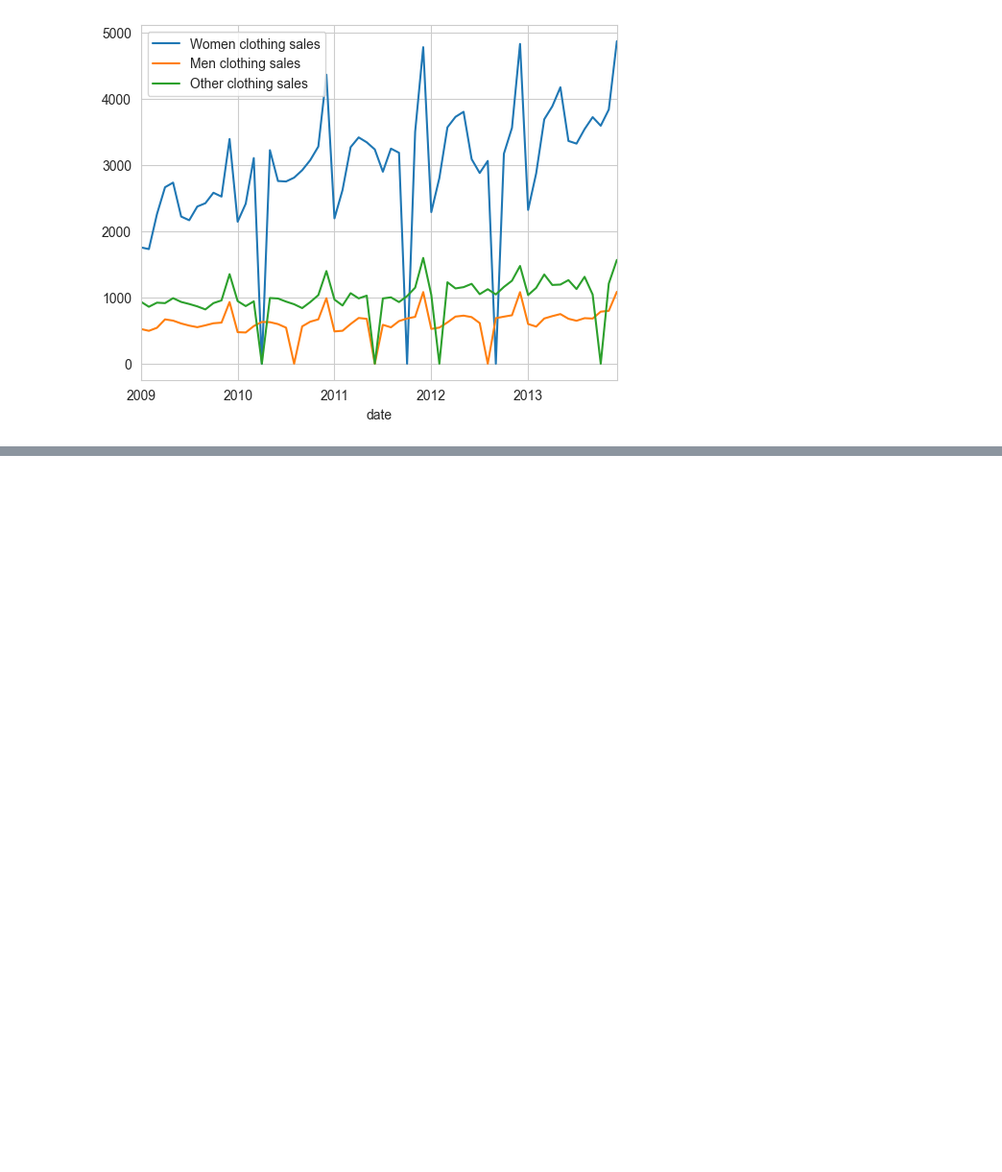
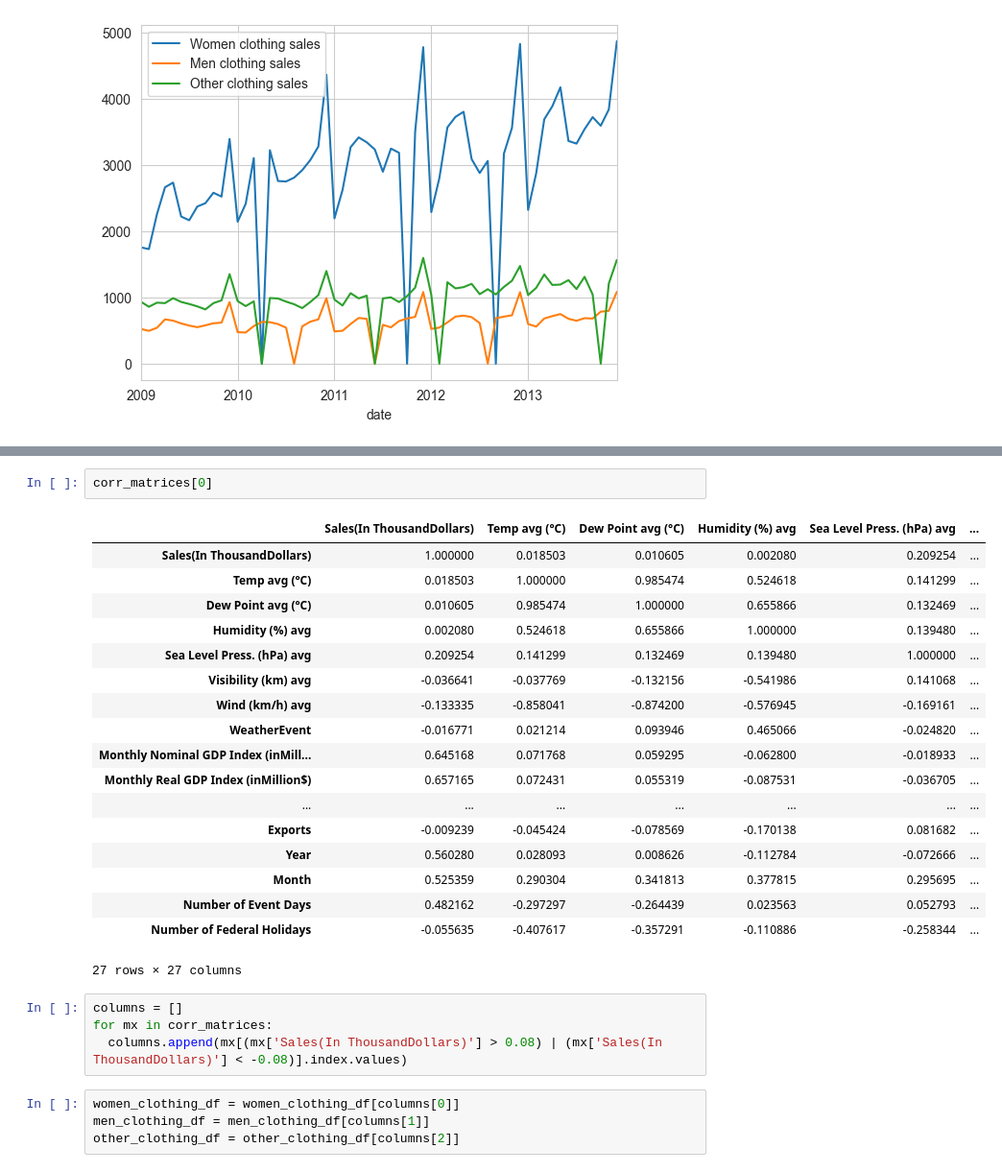
Before and after one commit to Daniel-Andarge/AiML-walmart-sales-prediction-ml, a Jupyter notebook: notebooks/eda.ipynb, the cells around one changed output, grey strips where cells are left out. Shown at 96% size. Saved outputs shown, nothing was run; the diff lists cells and outputs as text; blank space fills up the shorter version.

```diff
--- a/notebooks/eda.ipynb
+++ b/notebooks/eda.ipynb
@@ -38,0 +76,29 @@ plt.show()
+# %%
+corr_matrices[0]
+# %% [output]
+|  | Sales(In ThousandDollars) | Temp avg (°C) | Dew Point avg (°C) | Humidity (%) avg | Sea Level Press. (hPa) avg | ... |
+| Sales(In ThousandDollars) | 1.000000 | 0.018503 | 0.010605 | 0.002080 | 0.209254 | ... |
+| Temp avg (°C) | 0.018503 | 1.000000 | 0.985474 | 0.524618 | 0.141299 | ... |
+| Dew Point avg (°C) | 0.010605 | 0.985474 | 1.000000 | 0.655866 | 0.132469 | ... |
+| Humidity (%) avg | 0.002080 | 0.524618 | 0.655866 | 1.000000 | 0.139480 | ... |
+| Sea Level Press. (hPa) avg | 0.209254 | 0.141299 | 0.132469 | 0.139480 | 1.000000 | ... |
+| Visibility (km) avg | -0.036641 | -0.037769 | -0.132156 | -0.541986 | 0.141068 | ... |
+| Wind (km/h) avg | -0.133335 | -0.858041 | -0.874200 | -0.576945 | -0.169161 | ... |
+| WeatherEvent | -0.016771 | 0.021214 | 0.093946 | 0.465066 | -0.024820 | ... |
+| Monthly Nominal GDP Index (inMill... | 0.645168 | 0.071768 | 0.059295 | -0.062800 | -0.018933 | ... |
+| Monthly Real GDP Index (inMillion$) | 0.657165 | 0.072431 | 0.055319 | -0.087531 | -0.036705 | ... |
+| ... | ... | ... | ... | ... | ... | ... |
+| Exports | -0.009239 | -0.045424 | -0.078569 | -0.170138 | 0.081682 | ... |
+| Year | 0.560280 | 0.028093 | 0.008626 | -0.112784 | -0.072666 | ... |
+| Month | 0.525359 | 0.290304 | 0.341813 | 0.377815 | 0.295695 | ... |
+| Number of Event Days | 0.482162 | -0.297297 | -0.264439 | 0.023563 | 0.052793 | ... |
+| Number of Federal Holidays | -0.055635 | -0.407617 | -0.357291 | -0.110886 | -0.258344 | ... |
+27 rows × 27 columns
+# %%
+columns = []
+for mx in corr_matrices:
+  columns.append(mx[(mx['Sales(In ThousandDollars)'] > 0.08) | (mx['Sales(In ThousandDollars)'] < -0.08)].index.values)
+# %%
+women_clothing_df = women_clothing_df[columns[0]]
+men_clothing_df = men_clothing_df[columns[1]]
+other_clothing_df = other_clothing_df[columns[2]]
```
Also changed, not shown: parts of 9 cells of this notebook, 6 other files.
